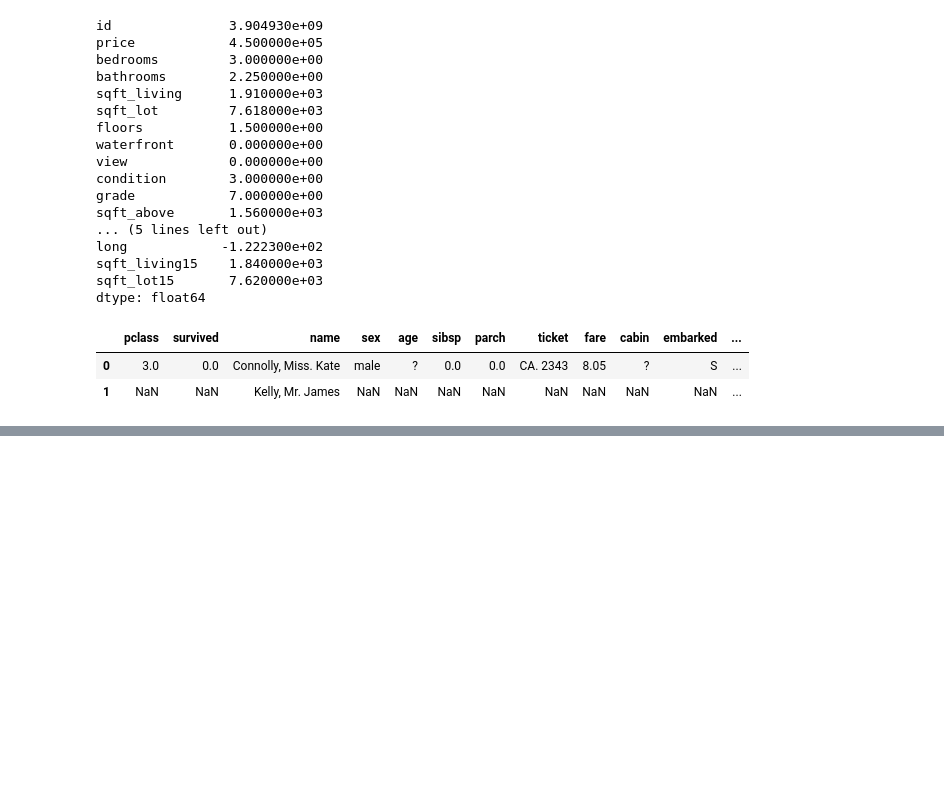
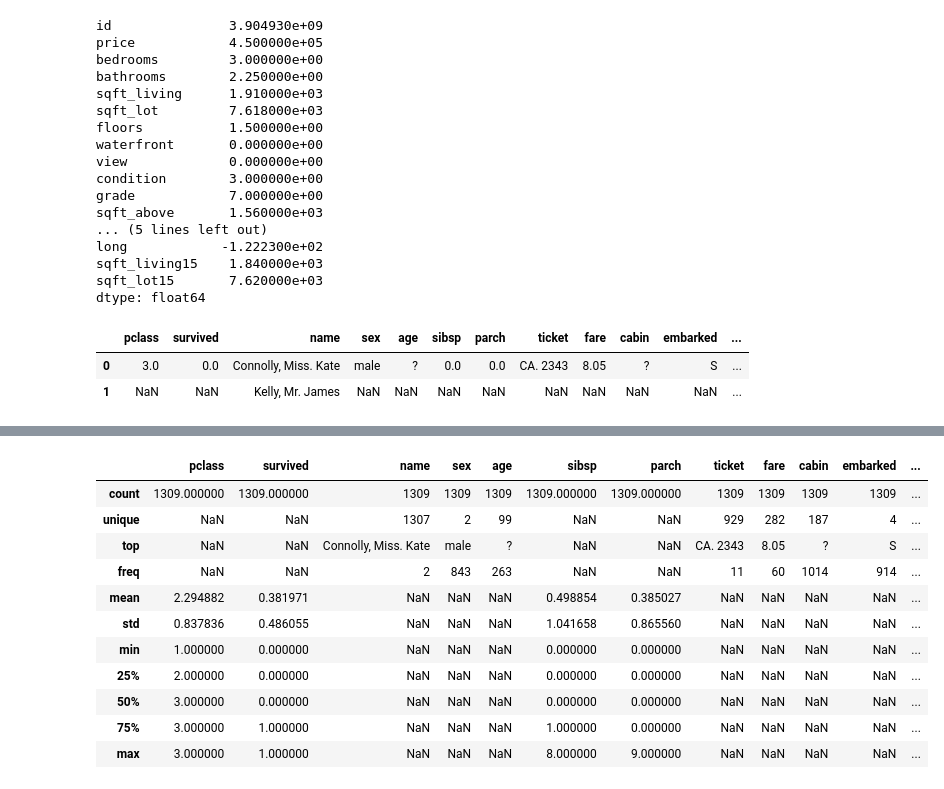
Before and after one commit to the-javascript-jedi/python-projects, a Jupyter notebook: colt-steele/data-analysis-visualization/s_5_basic_dataframe_methods/dataframe_analysis.ipynb, the cells around one changed output, grey strips where cells are left out. Saved outputs shown, nothing was run; the diff lists cells and outputs as text; code cells hidden in the pictures; blank space fills up the shorter version.

Commit message:
added describe methods

```diff
--- a/colt-steele/data-analysis-visualization/s_5_basic_dataframe_methods/dataframe_analysis.ipynb
+++ b/colt-steele/data-analysis-visualization/s_5_basic_dataframe_methods/dataframe_analysis.ipynb
@@ -209,0 +254,15 @@ titanic.mode()
+# %%
+titanic.describe(include=["object","int64"])
+# %% [output]
+|  | pclass | survived | name | sex | age | sibsp | parch | ticket | fare | cabin | embarked | ... |
+| count | 1309.000000 | 1309.000000 | 1309 | 1309 | 1309 | 1309.000000 | 1309.000000 | 1309 | 1309 | 1309 | 1309 | ... |
+| unique | NaN | NaN | 1307 | 2 | 99 | NaN | NaN | 929 | 282 | 187 | 4 | ... |
+| top | NaN | NaN | Connolly, Miss. Kate | male | ? | NaN | NaN | CA. 2343 | 8.05 | ? | S | ... |
+| freq | NaN | NaN | 2 | 843 | 263 | NaN | NaN | 11 | 60 | 1014 | 914 | ... |
+| mean | 2.294882 | 0.381971 | NaN | NaN | NaN | 0.498854 | 0.385027 | NaN | NaN | NaN | NaN | ... |
+| std | 0.837836 | 0.486055 | NaN | NaN | NaN | 1.041658 | 0.865560 | NaN | NaN | NaN | NaN | ... |
+| min | 1.000000 | 0.000000 | NaN | NaN | NaN | 0.000000 | 0.000000 | NaN | NaN | NaN | NaN | ... |
+| 25% | 2.000000 | 0.000000 | NaN | NaN | NaN | 0.000000 | 0.000000 | NaN | NaN | NaN | NaN | ... |
+| 50% | 3.000000 | 0.000000 | NaN | NaN | NaN | 0.000000 | 0.000000 | NaN | NaN | NaN | NaN | ... |
+| 75% | 3.000000 | 1.000000 | NaN | NaN | NaN | 1.000000 | 0.000000 | NaN | NaN | NaN | NaN | ... |
+| max | 3.000000 | 1.000000 | NaN | NaN | NaN | 8.000000 | 9.000000 | NaN | NaN | NaN | NaN | ... |
```
Also changed, not shown: parts of 3 cells of this notebook.
